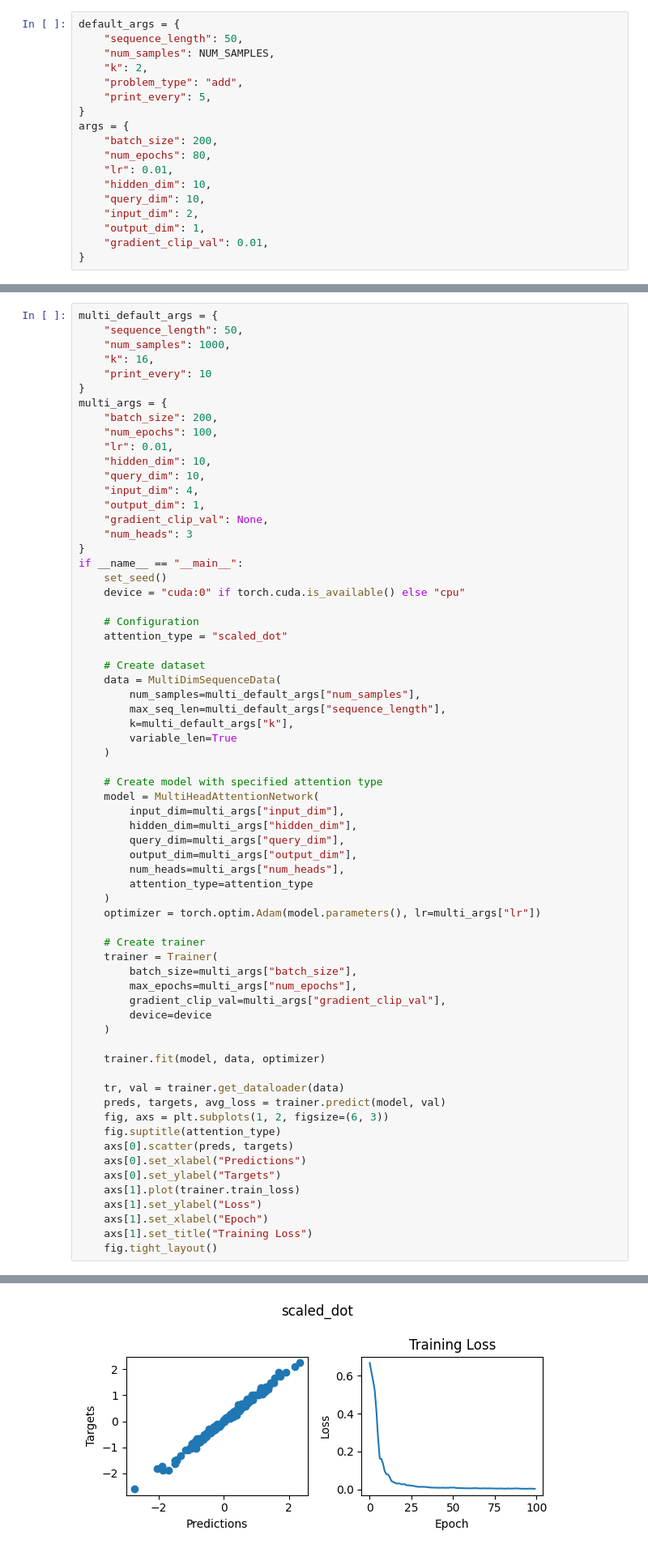
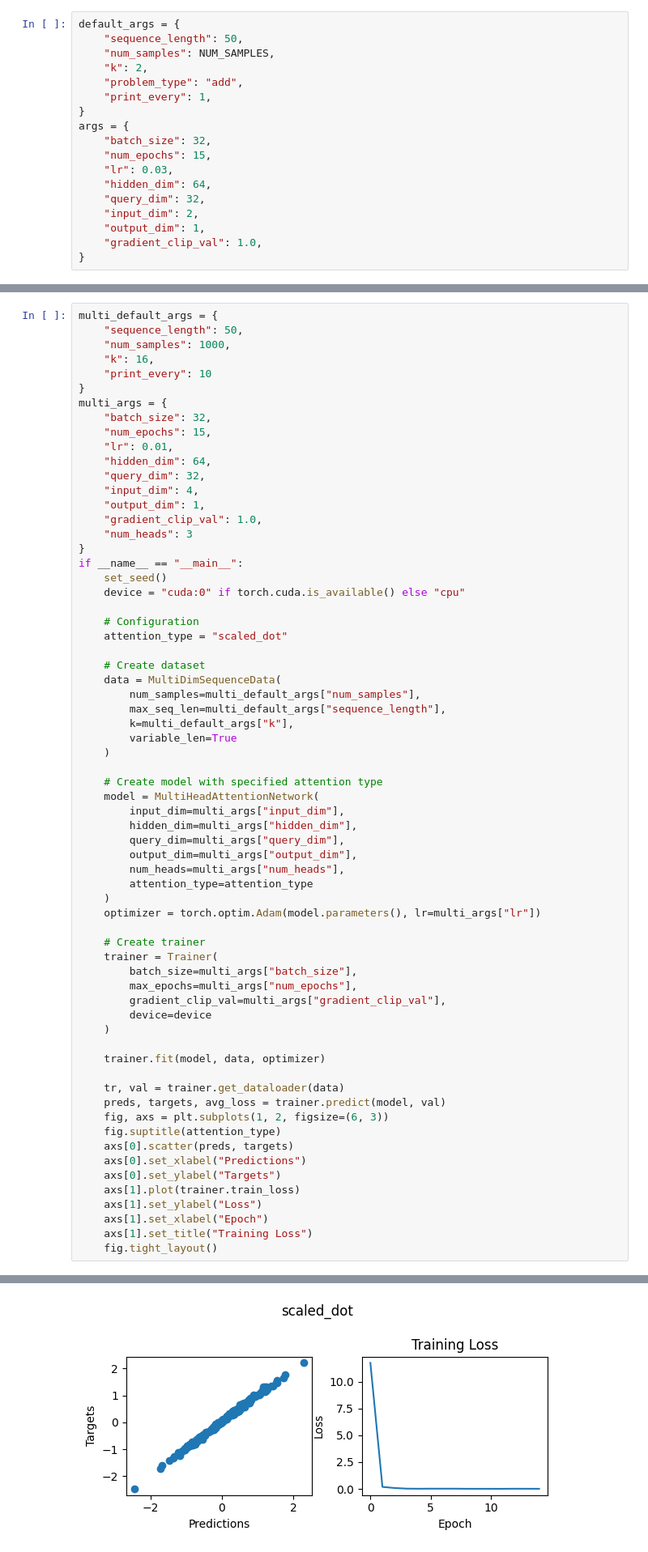
Before and after one commit to AfraAd/CSC413-Homeworks, a Jupyter notebook: Fall25_Hw7_Attention.ipynb, the cells around one changed output, grey strips where cells are left out. Shown at 81% size. Cells and saved outputs as stored; diff of their text form.

```diff
--- a/Fall25_Hw7_Attention.ipynb
+++ b/Fall25_Hw7_Attention.ipynb
@@ -737,17 +737,17 @@ default_args = {
     "num_samples": NUM_SAMPLES,
     "k": 2,
     "problem_type": "add",
-    "print_every": 5,
+    "print_every": 1,
 }
 args = {
-    "batch_size": 200,
-    "num_epochs": 80,
-    "lr": 0.01,
-    "hidden_dim": 10,
-    "query_dim": 10,
+    "batch_size": 32,
+    "num_epochs": 15,
+    "lr": 0.03,
+    "hidden_dim": 64,
+    "query_dim": 32,
     "input_dim": 2,
     "output_dim": 1,
-    "gradient_clip_val": 0.01,
+    "gradient_clip_val": 1.0,
 }
 # %%
 if __name__ == "__main__":
@@ -1007,14 +996,14 @@ multi_default_args = {
     "print_every": 10
 }
 multi_args = {
-    "batch_size": 200,
-    "num_epochs": 100,
+    "batch_size": 32,
+    "num_epochs": 15,
     "lr": 0.01,
-    "hidden_dim": 10,
-    "query_dim": 10,
+    "hidden_dim": 64,
+    "query_dim": 32,
     "input_dim": 4,
     "output_dim": 1,
-    "gradient_clip_val": None,
+    "gradient_clip_val": 1.0,
     "num_heads": 3
 }
 if __name__ == "__main__":
@@ -1079,4 +1059,4 @@ Epoch 100/100, Train Loss: 0.0036, Val Loss: 0.0040
-[figure, old version]
+[figure, new version]
 # %% [markdown]
 # Collaboration / External Help
 Disclose any help you used (LLM usage, blogs, search, Github links, etc) and collaborations with your classmates. If you  completed the homework on your own, you can leave this part empty.
```
Also changed, not shown: parts of 2 cells of this notebook.
